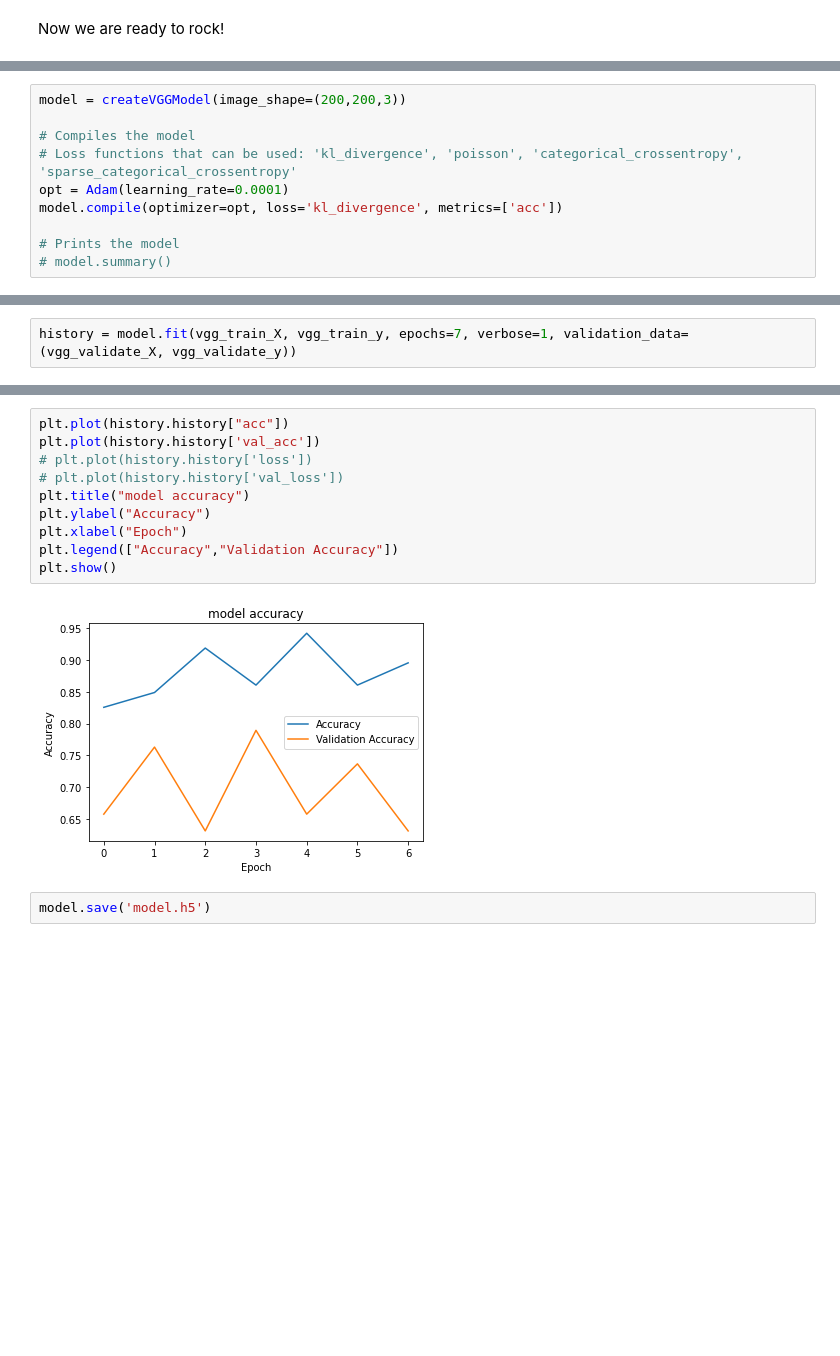
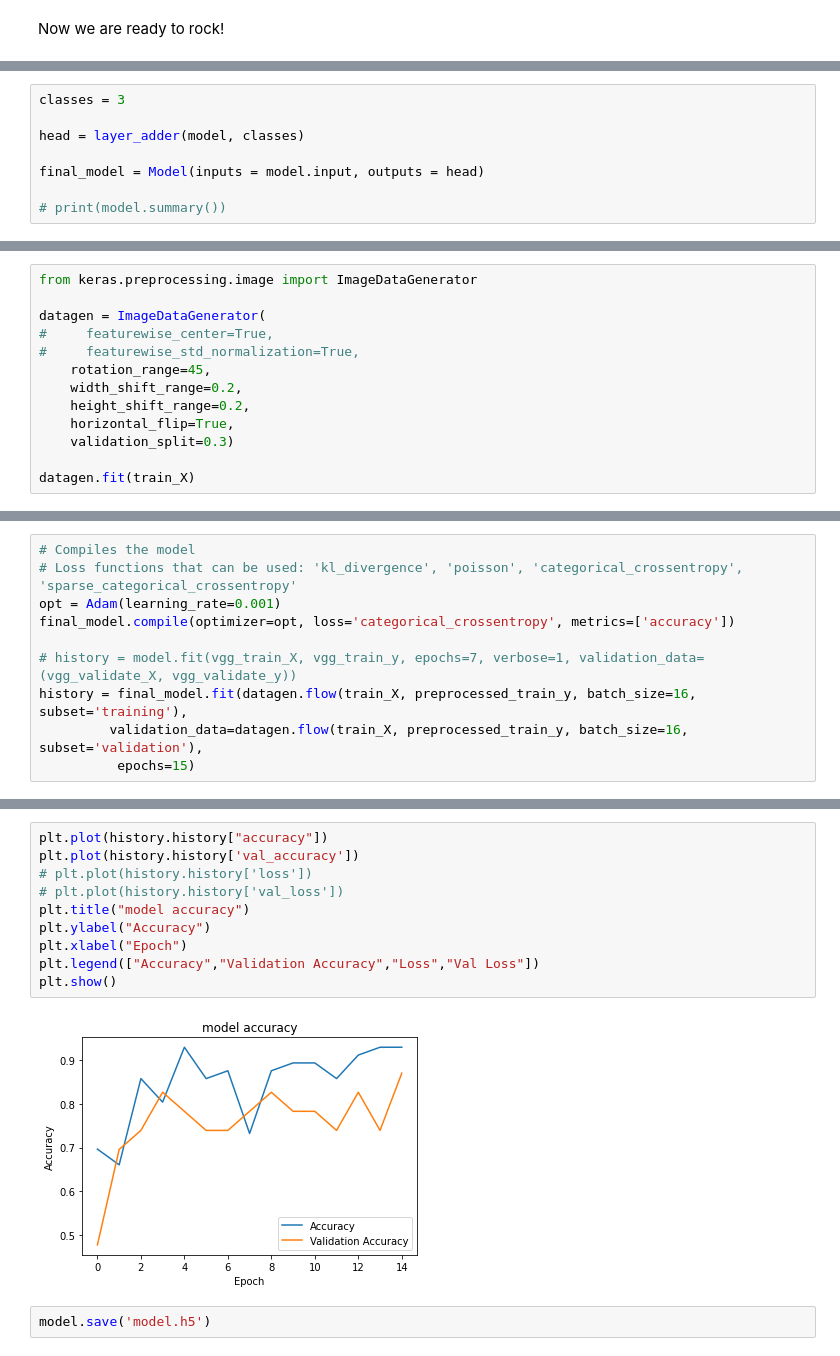
Before and after one commit to stralu99/Assigment2_CV, a Jupyter notebook: template_notebook.ipynb, the cells around one changed output, grey strips where cells are left out. Drawn from its saved outputs; the diff is of its cells as text; blank space fills up the shorter version.

```diff
--- a/template_notebook.ipynb
+++ b/template_notebook.ipynb
@@ -432,0 +420,8 @@ def createVGGModel(image_shape):
+# %%
+classes = 3
+
+head = layer_adder(model, classes)
+
+final_model = Model(inputs = model.input, outputs = head)
+
+# print(model.summary())
@@ -432,0 +455,13 @@ def createVGGModel(image_shape):
+# %%
+from keras.preprocessing.image import ImageDataGenerator
+
+datagen = ImageDataGenerator(
+#     featurewise_center=True,
+#     featurewise_std_normalization=True,
+    rotation_range=45,
+    width_shift_range=0.2,
+    height_shift_range=0.2,
+    horizontal_flip=True,
+    validation_split=0.3)
+
+datagen.fit(train_X)
@@ -433,10 +474,10 @@ def createVGGModel(image_shape):
 # %%
-model = createVGGModel(image_shape=(200,200,3))
-
 # Compiles the model
 # Loss functions that can be used: 'kl_divergence', 'poisson', 'categorical_crossentropy', 'sparse_categorical_crossentropy'
-opt = Adam(learning_rate=0.0001)
-model.compile(optimizer=opt, loss='kl_divergence', metrics=['acc'])
+opt = Adam(learning_rate=0.001)
+final_model.compile(optimizer=opt, loss='categorical_crossentropy', metrics=['accuracy'])
 
-# Prints the model
-# model.summary()
+# history = model.fit(vgg_train_X, vgg_train_y, epochs=7, verbose=1, validation_data=(vgg_validate_X, vgg_validate_y))
+history = final_model.fit(datagen.flow(train_X, preprocessed_train_y, batch_size=16, subset='training'),
+         validation_data=datagen.flow(train_X, preprocessed_train_y, batch_size=16, subset='validation'),
+          epochs=15)
@@ -468,2 +501,0 @@ vgg_validate_y = preprocessed_train_y[chunked:]
-# %%
-history = model.fit(vgg_train_X, vgg_train_y, epochs=7, verbose=1, validation_data=(vgg_validate_X, vgg_validate_y))
@@ -485,15 +502,15 @@ Epoch 7/7
 # %%
-plt.plot(history.history["acc"])
-plt.plot(history.history['val_acc'])
+plt.plot(history.history["accuracy"])
+plt.plot(history.history['val_accuracy'])
 # plt.plot(history.history['loss'])
 # plt.plot(history.history['val_loss'])
 plt.title("model accuracy")
 plt.ylabel("Accuracy")
 plt.xlabel("Epoch")
-plt.legend(["Accuracy","Validation Accuracy"])
+plt.legend(["Accuracy","Validation Accuracy","Loss","Val Loss"])
 plt.show()
 # %% [output]
-[figure, old version]
+[figure, new version]
 # %%
 model.save('model.h5')
 # %%
```
Also changed, not shown: parts of 18 cells of this notebook, 1 other file.
